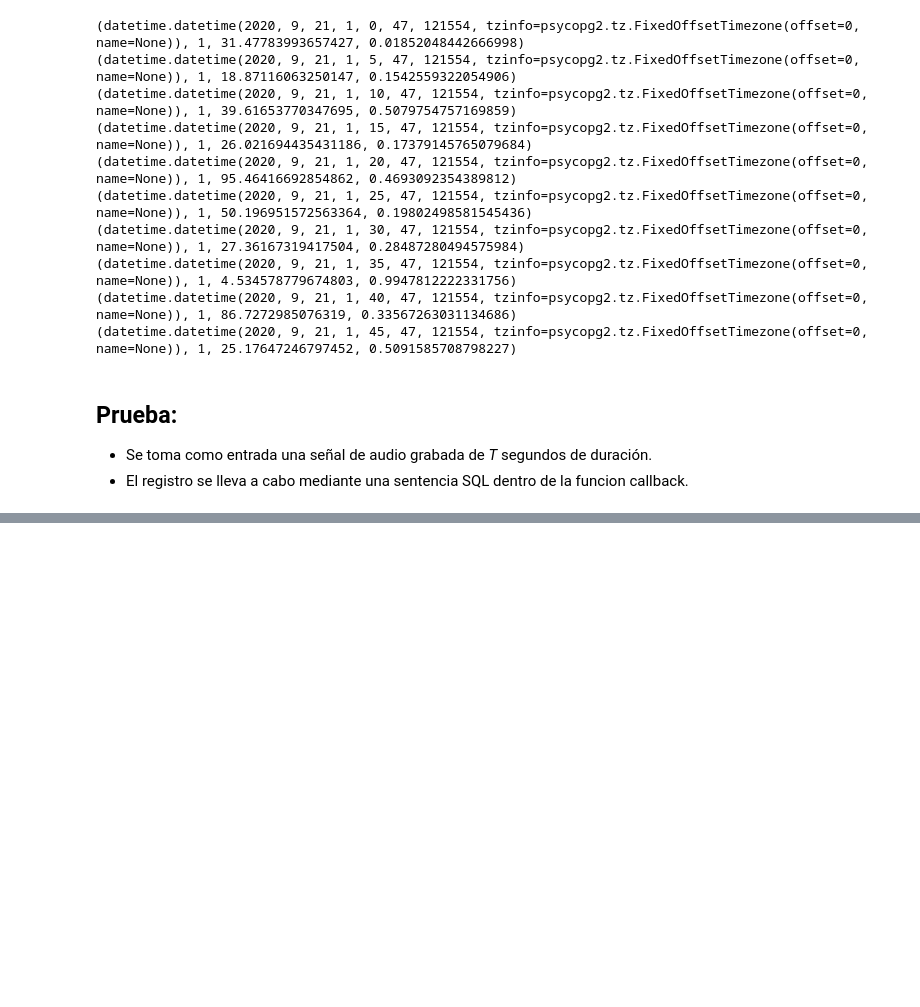
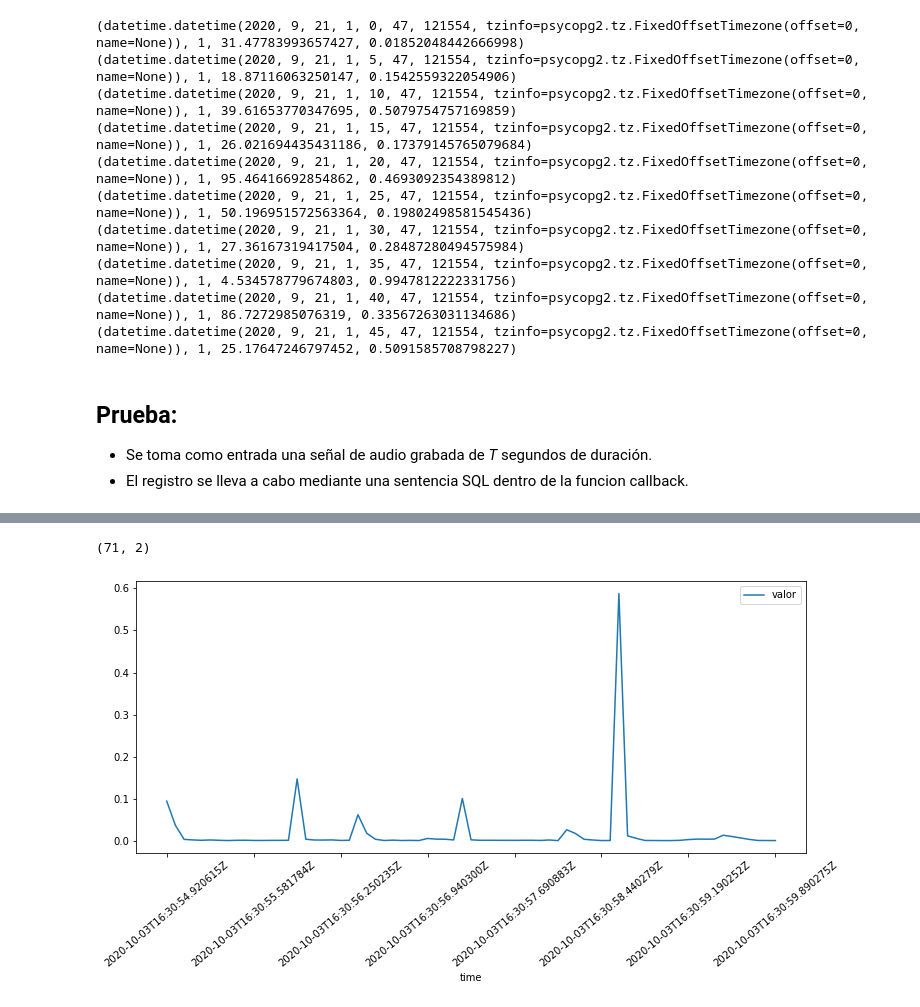
Before and after one commit to IgnacioNicolasAlvarez/Beca_EVC_CIN_2019, a Jupyter notebook: Prueba_timeScale_influxDB.ipynb, the cells around one changed output, grey strips where cells are left out. Saved outputs shown, nothing was run; the diff lists cells and outputs as text; code cells hidden in the pictures; blank space fills up the shorter version.

```diff
--- a/Prueba_timeScale_influxDB.ipynb
+++ b/Prueba_timeScale_influxDB.ipynb
@@ -86,0 +90,4 @@ df.plot();
+# %%
+client = InfluxDBClient(host='localhost', port=8086)
+database = 'ejemplo_db_voz'
+measurement = 'lecturasVoz'
@@ -86,0 +127,2 @@ df.plot();
+# %%
+results = client.query(f'SELECT * FROM "{database}"."autogen"."{measurement}"')
@@ -86,0 +149,5 @@ df.plot();
+# %%
+columns = results.raw['series'][0]['columns']
+data = results.raw['series'][0]['values']
+# %%
+df_2 = pd.DataFrame(data, columns=columns)
@@ -86,0 +163,11 @@ df.plot();
+# %%
+df_2.shape
+# %% [output]
+(71, 2)
+# %%
+fig, ax = plt.subplots(figsize = (12,5))
+
+df_2.plot(x='time', y='valor', ax=ax)
+ax.set_xticklabels(ax.get_xticklabels(), rotation=40);
+# %% [output]
+[figure, added]
```
Also changed, not shown: parts of 13 cells of this notebook.
